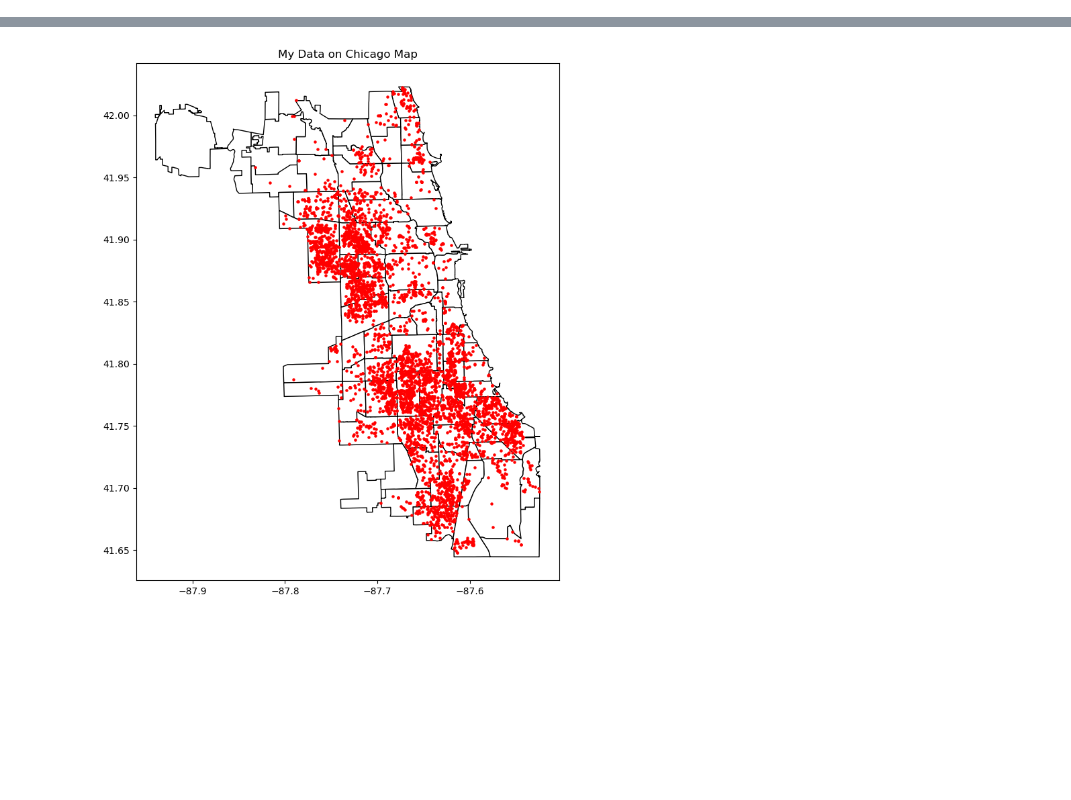
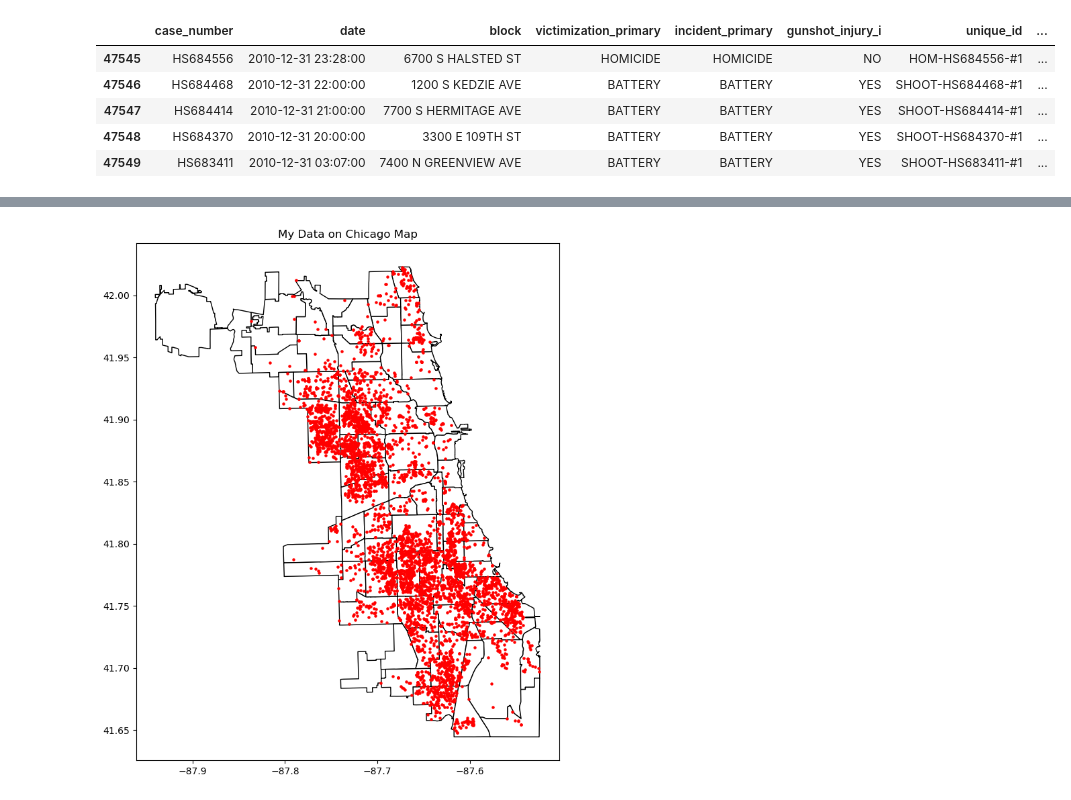
Before and after one commit to YoyoLin008/Lin-Lin, a Jupyter notebook: Datasets/Combined.ipynb, the cells around one changed output, grey strips where cells are left out. Saved outputs shown, nothing was run; the diff lists cells and outputs as text; code cells hidden in the pictures; blank space fills up the shorter version.

```diff
--- a/Datasets/Combined.ipynb
+++ b/Datasets/Combined.ipynb
@@ -5,7 +5,98 @@ import pandas as pd
 import matplotlib.pyplot as plt
 import geodatasets
 from shapely.geometry import Point
+# %%
+# Helper functions.
+# Convert the column names into same format.
+def standardize_name(name):
+    if pd.isna(name):
+        return name
+    return str(name).strip().lower().replace(" ", "_")
+
+# Convert the data in to uppercase.
+def to_uppercase(x):
+    if pd.isna(x):
+        return x
+    return str(x).upper()
 # %%
+# Load the datasets and check for NaN values.
 df_vio = pd.read_csv("Violence_Reduction_-_Victims_of_Homicides_and_Non-Fatal_Shootings_20260302.csv")
-df_vio.shape
+df_stat = pd.read_csv("Public_Health_Statistics_-_Selected_public_health_indicators_by_Chicago_community_area_-_Historical_20260302.csv")
+
+# Check if there is any data that doesn't have a value.
+df_vio["COMMUNITY_AREA"].isna().sum()
+df_stat["Community Area Name"].isna().sum()
+
+# Drop rows where "COMMUNITY_AREA" column has nan vaule.
+df_vio = df_vio.dropna(subset=["COMMUNITY_AREA"])
+
+# Step 1: Ensure the column namse and the combine keys are having the same format.
+df_vio.columns = [standardize_name(col) for col in df_vio.columns]
+df_stat.columns = [standardize_name(col) for col in df_stat.columns]
+
+# Step 2: Ensure the combine keys are having the same format.
+# Check the information within the keys.
+df_vio["community_area"].unique()
+df_stat["community_area_name"].unique()
+
+# Mapping for known mismatches, like O'Hare.
+name_mapping = {"OHARE": "O'HARE", "Montclaire": "Montclare"}
+df_vio["community_area"] = df_vio["community_area"].replace(name_mapping)
+df_stat["community_area_name"] = df_stat["community_area_name"].replace(name_mapping)
+
+df_vio["community_area"] = df_vio["community_area"].apply(to_uppercase)
+df_stat["community_area_name"] = df_stat["community_area_name"].apply(to_uppercase)
+
+# Step 3: Create crosswalk from number using df_stat as source of truth.
+crosswalk = (df_stat[["community_area", "community_area_name"]].drop_duplicates()
+             .set_index("community_area_name")["community_area"].to_dict())
+
+# Step 4: Filter the df_stat with our desired year(2005-2010).
+# Convert to datetime.
+df_vio["date"] = pd.to_datetime(df_vio["date"], format="%m/%d/%Y %I:%M:%S %p")
+
+df_vio["date_only"] = df_vio["date"].dt.date
+df_vio["year"] = df_vio["date"].dt.year
+df_vio["time"] = df_vio["date"].dt.time
+
+# Step 5: Aggregate df_vio to community area by year. -> 沒看明白要怎麼做跟做什麼.....combine完再做感覺比較合理？！
+
+
+# Step 6: Combine the two datasets with keys.
+df_merged = pd.merge(df_vio, df_stat, left_on="community_area", right_on="community_area_name")
+
+# Step 7: Validate the join.
+vio_area = df_vio["community_area"].unique()
+stat_area = df_stat["community_area_name"].unique()
+merged_area = df_merged["community_area_x"].unique()
+
+# Convert arrays to sets.
+vio_set = set(vio_area)
+stat_set = set(stat_area)
+merged_set = set(merged_area)
+
+# Check differences.
+print("In vio_area but not in stat_area:", vio_set - stat_set)
+print("In stat_area but not in vio_area:", stat_set - vio_set)
+
+print("In vio_area but not in merged_area:", vio_set - merged_set)
+print("In merged_area but not in vio_area:", merged_set - vio_set)
+
+print("In stat_area but not in merged_area:", stat_set - merged_set)
+print("In merged_area but not in stat_area:", merged_set - stat_set)
+
+# Step 8: Filter the time period where both datasets overlap (2005 to 2010).
+df_merged = df_merged[(df_merged["year"] >= 2005) & (df_merged["year"] <= 2010)]
+
+
+# Output the results.
+#df_vio["community_area"].head(5)
+#df_vio["community_area"].value_counts()
+# f_vio.shape
+#df_vio.dtypes
+#df_stat["community_area_name"].head(5)
+#df_stat["community_area_name"].value_counts()
+#df_stat.dtypes
+#df_merged.head(5)
+df_merged.head(5)
 # %% [output]
@@ -12,0 +109,6 @@ df_vio.shape
+|  | case_number | date | block | victimization_primary | incident_primary | gunshot_injury_i | unique_id | ... |
+| 47545 | HS684556 | 2010-12-31 23:28:00 | 6700 S HALSTED ST | HOMICIDE | HOMICIDE | NO | HOM-HS684556-#1 | ... |
+| 47546 | HS684468 | 2010-12-31 22:00:00 | 1200 S KEDZIE AVE | BATTERY | BATTERY | YES | SHOOT-HS684468-#1 | ... |
+| 47547 | HS684414 | 2010-12-31 21:00:00 | 7700 S HERMITAGE AVE | BATTERY | BATTERY | YES | SHOOT-HS684414-#1 | ... |
+| 47548 | HS684370 | 2010-12-31 20:00:00 | 3300 E 109TH ST | BATTERY | BATTERY | YES | SHOOT-HS684370-#1 | ... |
+| 47549 | HS683411 | 2010-12-31 03:07:00 | 7400 N GREENVIEW AVE | BATTERY | BATTERY | YES | SHOOT-HS683411-#1 | ... |
```
Also changed, not shown: parts of 5 cells of this notebook.
